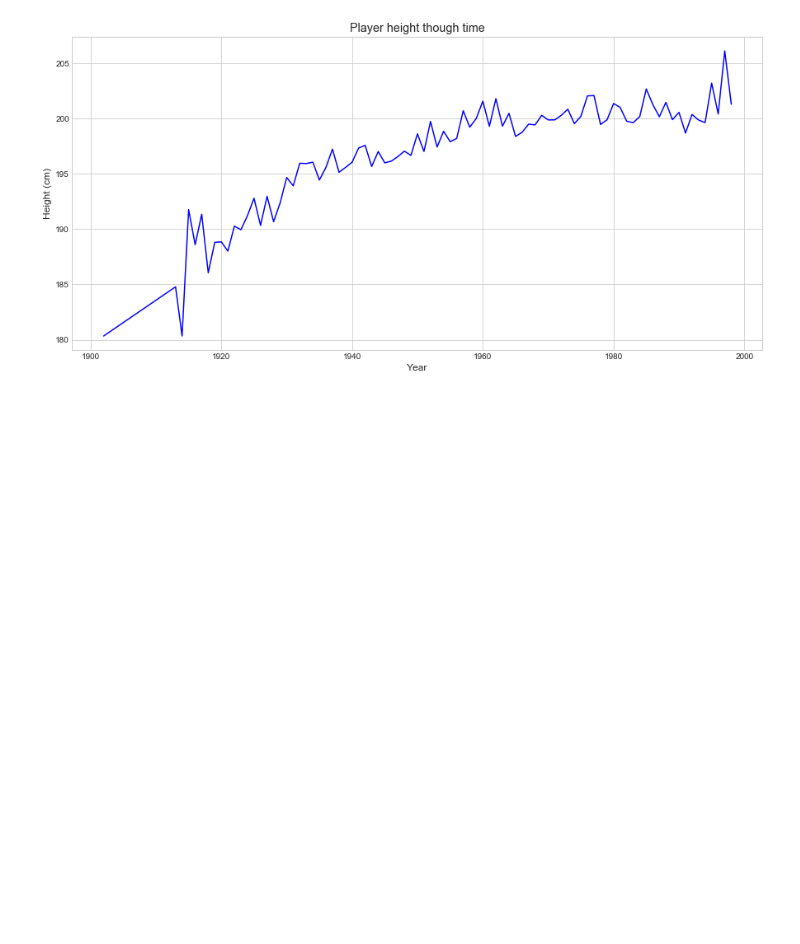
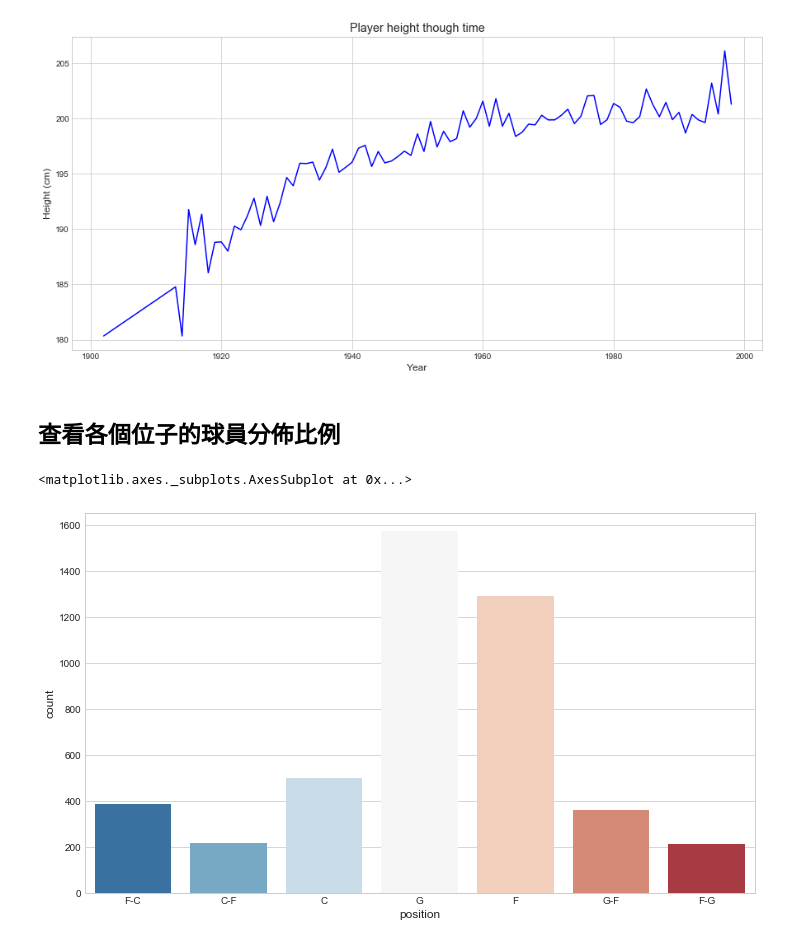
Before and after one commit to ChingChieh/FDA_HW1, a Jupyter notebook: Answer.ipynb, the cells around one changed output. Saved outputs shown, nothing was run; the diff lists cells and outputs as text; code cells hidden in the pictures; blank space fills up the shorter version.

Commit message:
Add position analysis

```diff
--- a/Answer.ipynb
+++ b/Answer.ipynb
@@ -200,3 +203,12 @@ ax3.set_xlabel('Year')
 Text(0.5, 0, 'Year')
 [figure]
 [figure]
+# %% [markdown]
+## 查看各個位子的球員分佈比例
+# %%
+plt.figure(figsize=(12, 7))
+#sns.boxplot(x='Pclass',y='Age',data=train,palette='winter')
+sns.countplot(x='position',data=df_player,palette='RdBu_r')
+# %% [output]
+<matplotlib.axes._subplots.AxesSubplot at 0x...>
+[figure, added]
```
Also changed, not shown: parts of 7 cells of this notebook.
